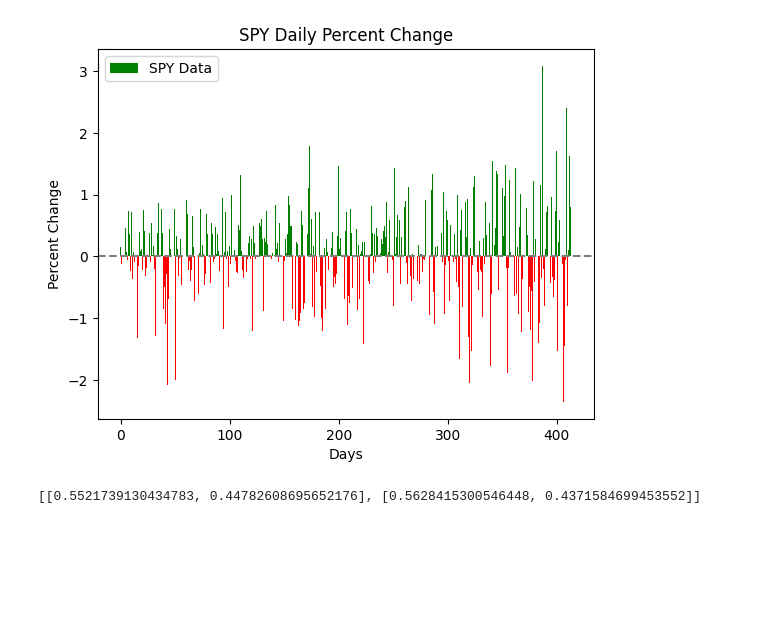
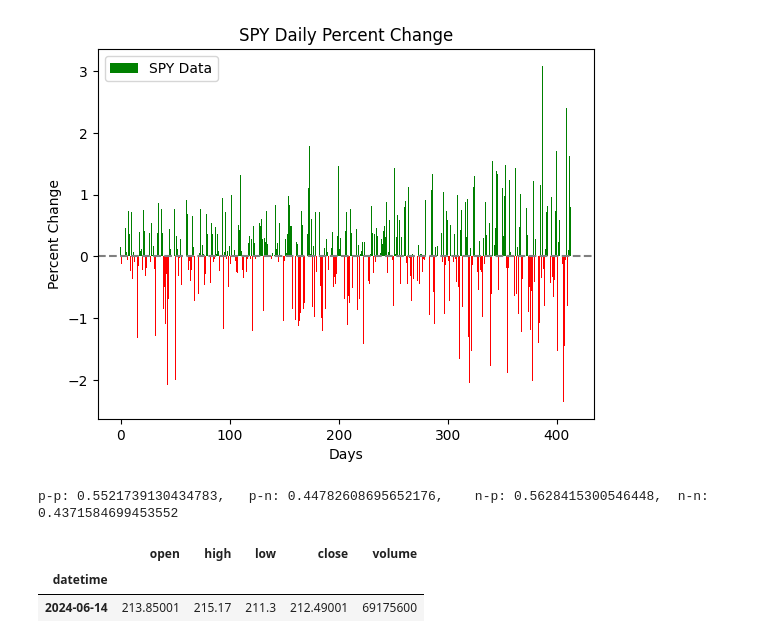
Before and after one commit to Ian3133/Alpaca_Stock_Bot, a Jupyter notebook: Alpaca_Data.ipynb, the cells around one changed output. Drawn from its saved outputs; the diff is of its cells as text; code cells hidden in the pictures; blank space fills up the shorter version.

Commit message:
connecting twelvedata API

```diff
--- a/Alpaca_Data.ipynb
+++ b/Alpaca_Data.ipynb
@@ -196,6 +196,30 @@ def calculate_transition_probabilities(data):
     return transition_matrix
 
 # Example data
-print(calculate_transition_probabilities(data))
+graph = calculate_transition_probabilities(data)
+
+print(f"p-p: {graph[0][0]},   p-n: {graph[0][1]},    n-p: {graph[1][0]},  n-n: {graph[1][1]}")
 # %% [output]
-[[0.5521739130434783, 0.44782608695652176], [0.5628415300546448, 0.4371584699453552]]
+p-p: 0.5521739130434783,   p-n: 0.44782608695652176,    n-p: 0.5628415300546448,  n-n: 0.4371584699453552
+# %%
+#!pip install twelvedata
+
+from twelvedata import TDClient
+
+# Initialize client - apikey parameter is requiered
+td = TDClient(apikey="918ae2452d6c4d48aab14adc8a0d36ad")
+
+# Construct the necessary time series
+ts = td.time_series(
+    symbol="AAPL",
+    interval="1day",
+    outputsize=1,
+    timezone="America/New_York",
+)
+
+# Returns pandas.DataFrame
+ts.as_pandas()
+# %% [output]
+|  | open | high | low | close | volume |
+| datetime |  |  |  |  |  |
+| 2024-06-14 | 213.85001 | 215.17 | 211.3 | 212.49001 | 69175600 |
```
